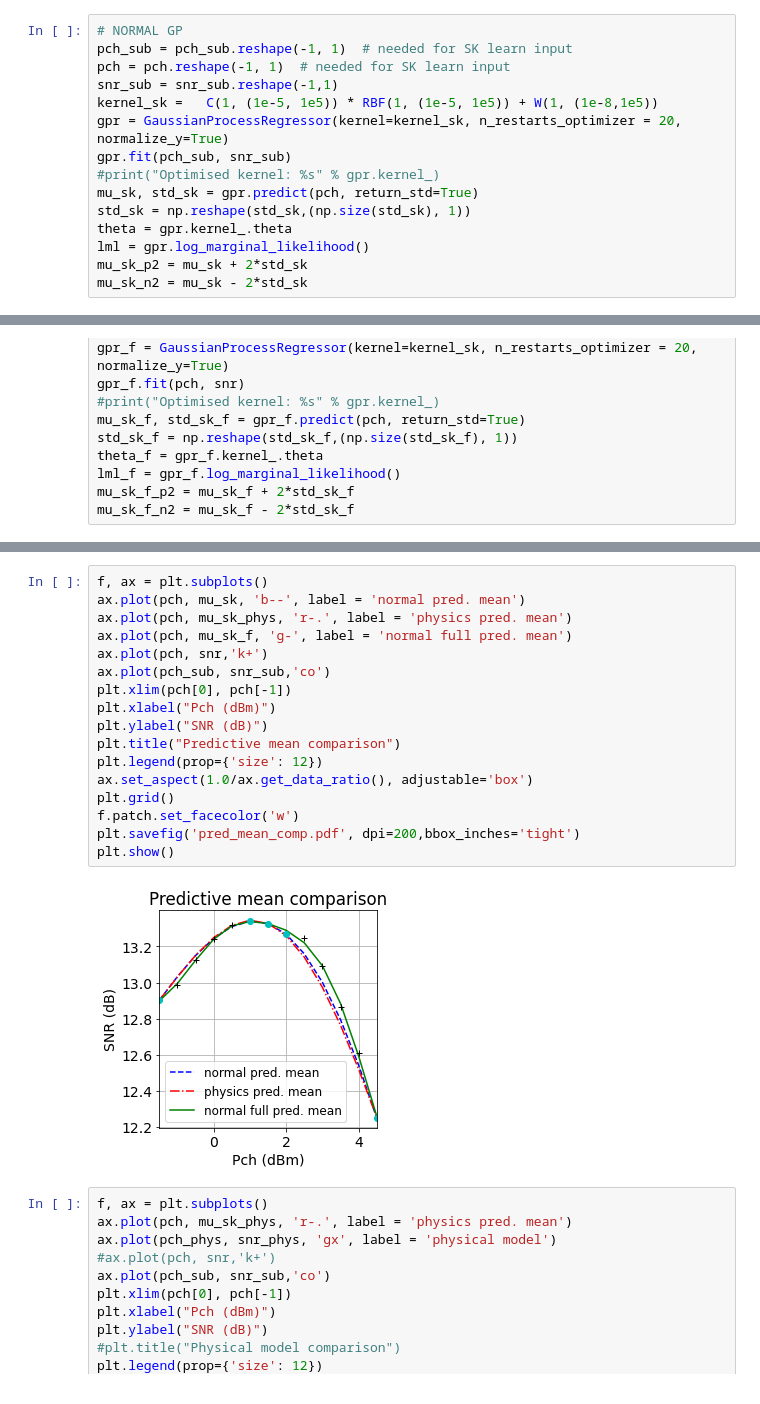
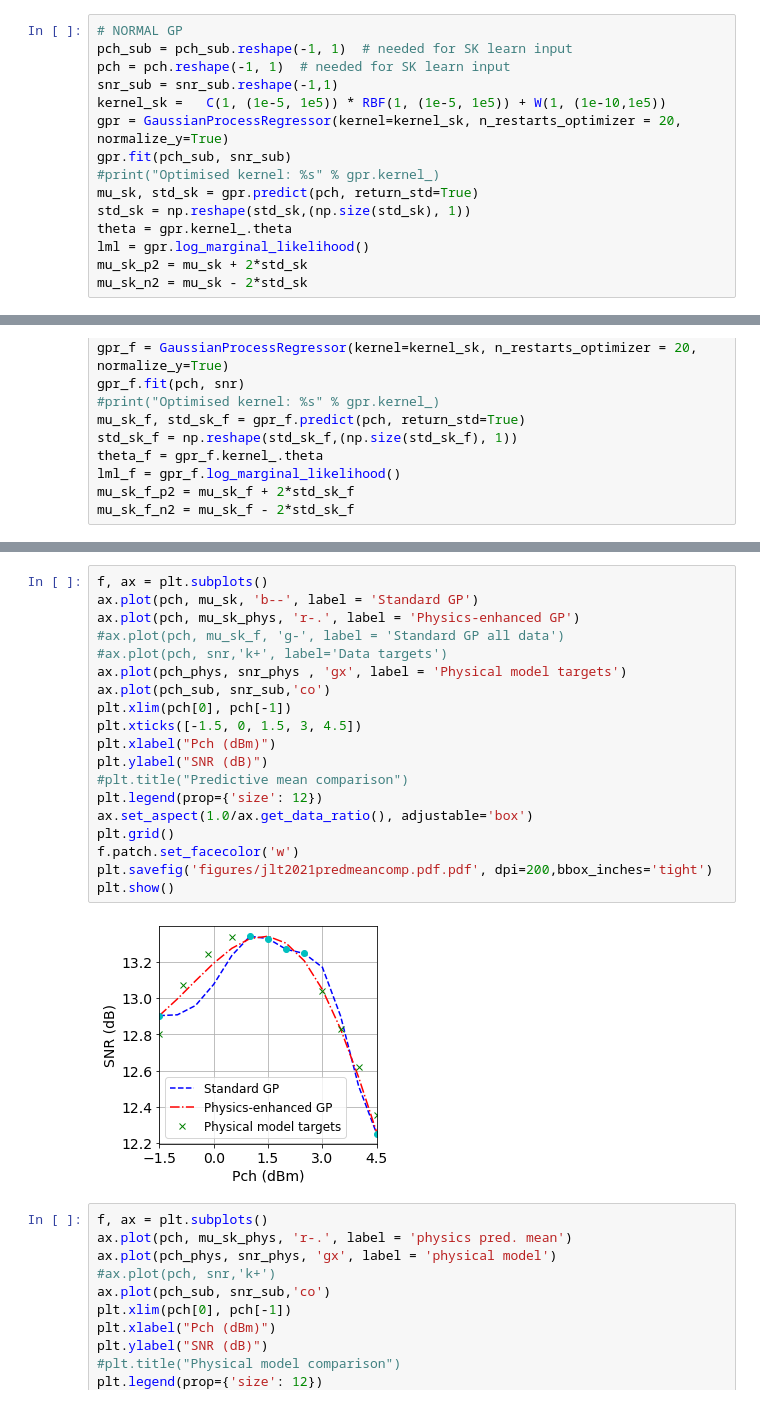
Before and after one commit to joshnevin/physics_enhanced_GPs, a Jupyter notebook: simple_model_enhanced_GPs_comp.ipynb, the cells around one changed output, grey strips where cells are left out. Saved outputs shown, nothing was run; the diff lists cells and outputs as text.

```diff
--- a/simple_model_enhanced_GPs_comp.ipynb
+++ b/simple_model_enhanced_GPs_comp.ipynb
@@ -138,7 +138,7 @@ mu_sk_n2_phys = mu_sk_phys - 2*std_sk_phys
 pch_sub = pch_sub.reshape(-1, 1)  # needed for SK learn input
 pch = pch.reshape(-1, 1)  # needed for SK learn input
 snr_sub = snr_sub.reshape(-1,1)
-kernel_sk =   C(1, (1e-5, 1e5)) * RBF(1, (1e-5, 1e5)) + W(1, (1e-8,1e5))
+kernel_sk =   C(1, (1e-5, 1e5)) * RBF(1, (1e-5, 1e5)) + W(1, (1e-10,1e5))
 gpr = GaussianProcessRegressor(kernel=kernel_sk, n_restarts_optimizer = 20, normalize_y=True)
 gpr.fit(pch_sub, snr_sub)
 #print("Optimised kernel: %s" % gpr.kernel_)
@@ -227,23 +234,25 @@ plt.show()
 [figure]
 # %%
 f, ax = plt.subplots()
-ax.plot(pch, mu_sk, 'b--', label = 'normal pred. mean')
-ax.plot(pch, mu_sk_phys, 'r-.', label = 'physics pred. mean')
-ax.plot(pch, mu_sk_f, 'g-', label = 'normal full pred. mean')
-ax.plot(pch, snr,'k+')
+ax.plot(pch, mu_sk, 'b--', label = 'Standard GP')
+ax.plot(pch, mu_sk_phys, 'r-.', label = 'Physics-enhanced GP')
+#ax.plot(pch, mu_sk_f, 'g-', label = 'Standard GP all data')
+#ax.plot(pch, snr,'k+', label='Data targets')
+ax.plot(pch_phys, snr_phys , 'gx', label = 'Physical model targets')
 ax.plot(pch_sub, snr_sub,'co')
 plt.xlim(pch[0], pch[-1])
+plt.xticks([-1.5, 0, 1.5, 3, 4.5])
 plt.xlabel("Pch (dBm)")
 plt.ylabel("SNR (dB)")
-plt.title("Predictive mean comparison")
+#plt.title("Predictive mean comparison")
 plt.legend(prop={'size': 12})
 ax.set_aspect(1.0/ax.get_data_ratio(), adjustable='box')
 plt.grid()
 f.patch.set_facecolor('w')
-plt.savefig('pred_mean_comp.pdf', dpi=200,bbox_inches='tight')
+plt.savefig('figures/jlt2021predmeancomp.pdf.pdf', dpi=200,bbox_inches='tight')
 plt.show()
 # %% [output]
-[figure, old version]
+[figure, new version]
 # %%
 f, ax = plt.subplots()
 ax.plot(pch, mu_sk_phys, 'r-.', label = 'physics pred. mean')
```
Also changed, not shown: parts of 12 cells of this notebook, 1 other file.
